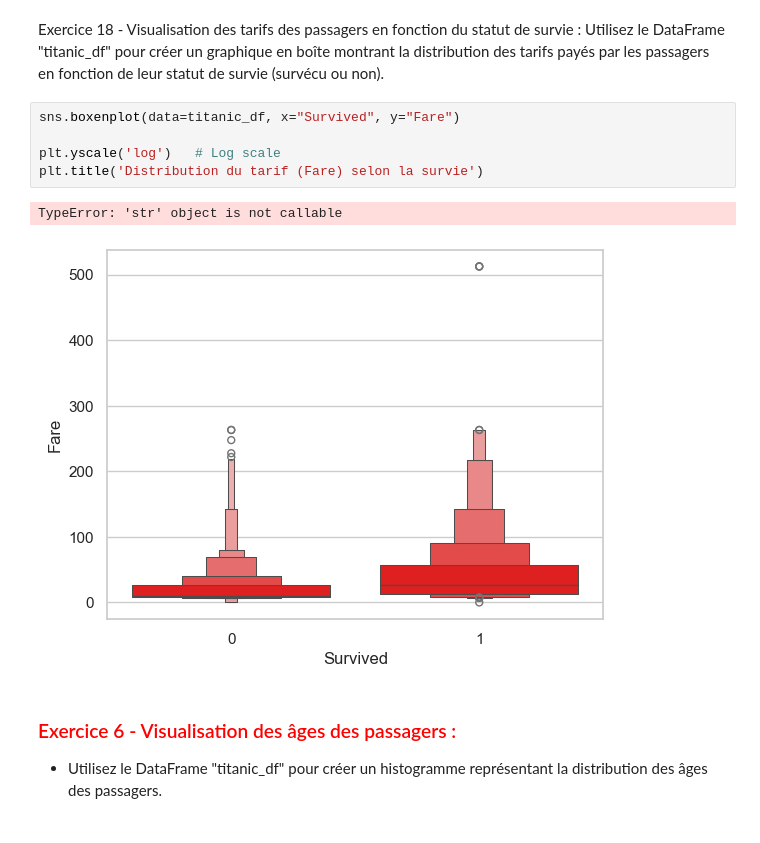
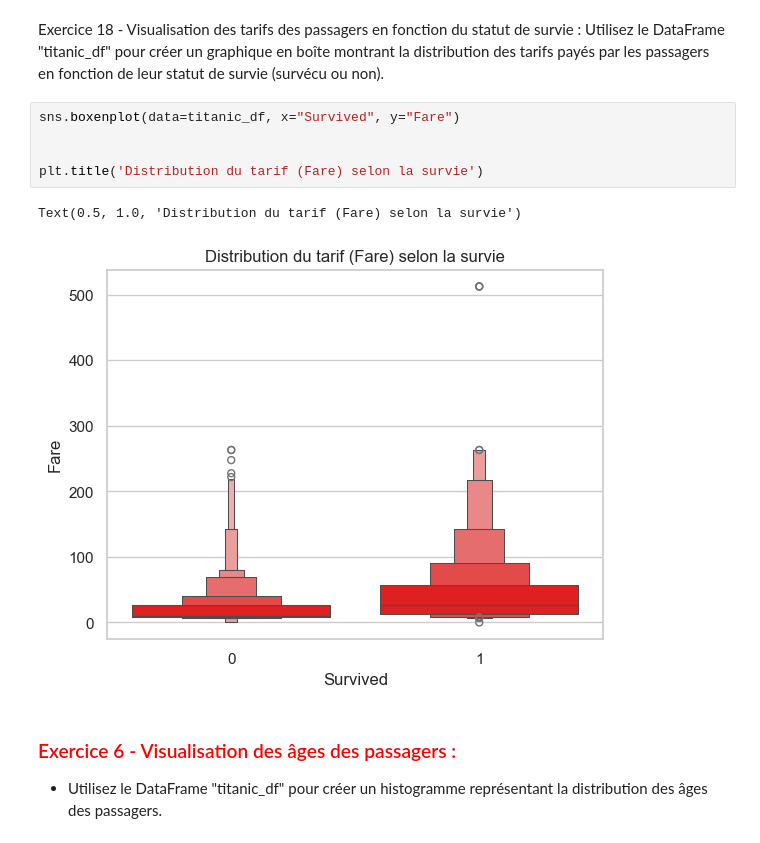
Before and after one commit to KiykoHanna/Simplon_Python, a Jupyter notebook: notebook.ipynb, the cells around one changed output. Drawn from its saved outputs; the diff is of its cells as text.

```diff
--- a/notebook.ipynb
+++ b/notebook.ipynb
@@ -998,11 +998,11 @@ Utilisez le DataFrame "titanic_df" pour créer un graphique en boîte montrant l
 # %%
 sns.boxenplot(data=titanic_df, x="Survived", y="Fare")
 
-plt.yscale('log')   # Log scale
+
 plt.title('Distribution du tarif (Fare) selon la survie')
 # %% [output]
-TypeError: 'str' object is not callable
+Text(0.5, 1.0, 'Distribution du tarif (Fare) selon la survie')
-[figure, old version]
+[figure, new version]
 # %% [markdown]
 ### <span style=color:red>Exercice 6 - Visualisation des âges des passagers :</span>
 - Utilisez le DataFrame "titanic_df" pour créer un histogramme représentant la distribution des âges des passagers.
```
